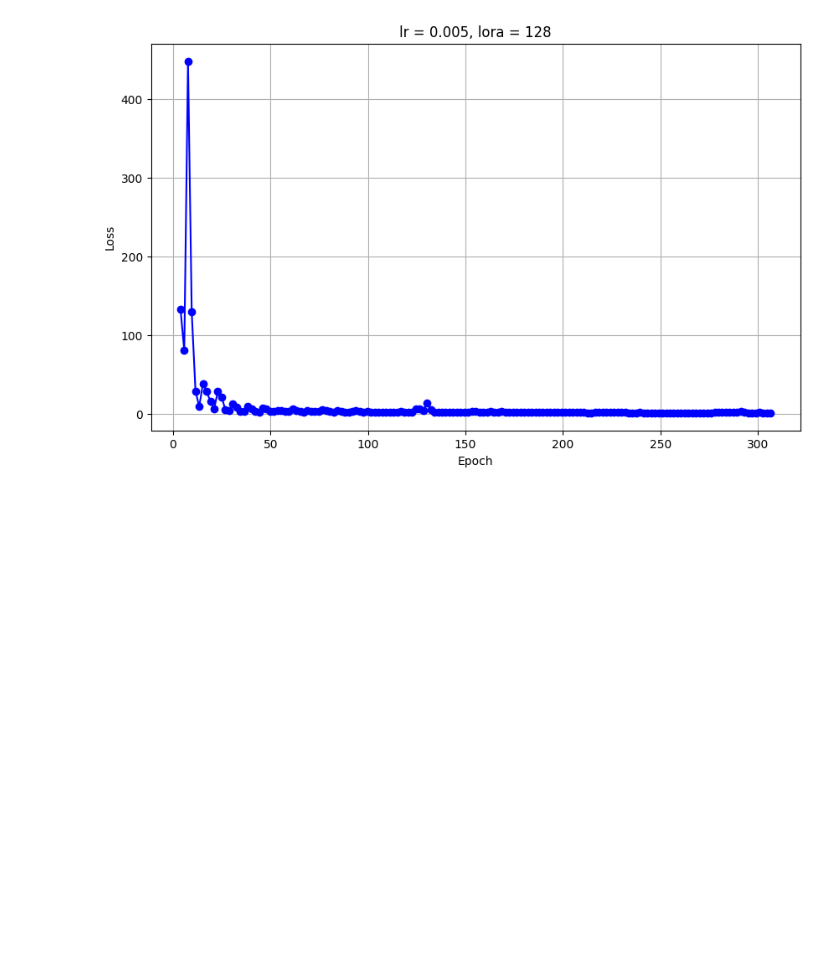
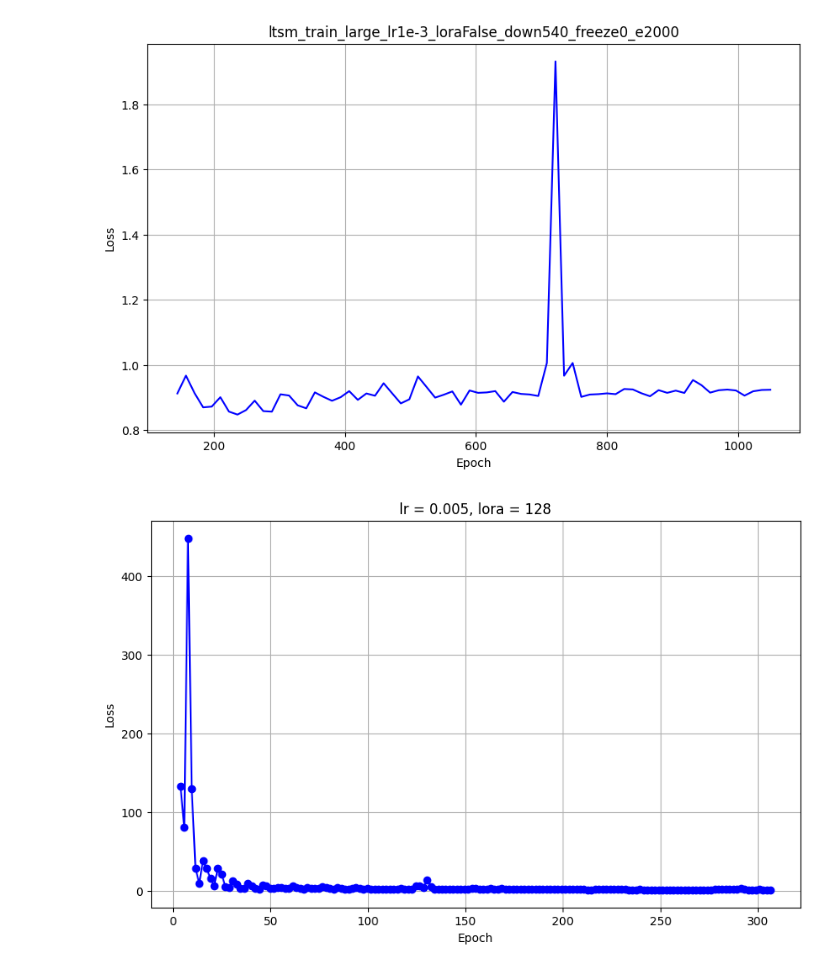
Before and after one commit to daochenzha/ltsm, a Jupyter notebook: ltsm_hf/visualize.ipynb, the cells around one changed output. Saved outputs shown, nothing was run; the diff lists cells and outputs as text; code cells hidden in the pictures; blank space fills up the shorter version.

Commit message:
load pretrain

```diff
--- a/ltsm_hf/visualize.ipynb
+++ b/ltsm_hf/visualize.ipynb
@@ -28,3 +28,30 @@ plt.savefig(root_path+file_path+'/learning_curve.png')
+# %%
+import json
+import matplotlib.pyplot as plt
+
+root_path = './output/'
+file_path = 'ltsm_train_large_lr1e-3_loraFalse_down540_freeze0_e2000'
+
+with open(root_path+file_path+'/trainer_state.json', 'r') as file:
+    data = json.load(file)
+
+
+log_history = data.get('log_history', [])
+
+filtered_log_history = [entry for entry in log_history if 'eval_loss' in entry]
+
+filtered_epochs = [entry['epoch'] for entry in filtered_log_history]
+filtered_losses = [entry['eval_loss'] for entry in filtered_log_history]
+
+plt.figure(figsize=(10, 6))
+plt.plot(filtered_epochs[10:], filtered_losses[10:], color='b')
+plt.title(file_path)
+plt.xlabel('Epoch')
+plt.ylabel('Loss')
+plt.grid(True)
+plt.savefig(root_path+file_path+'/eval_learning_curve.png')
+# %% [output]
+[figure, added]
 # %%
 # %% [output]
 [figure]
```
Also changed, not shown: parts of 7 cells of this notebook, 7 other files.
